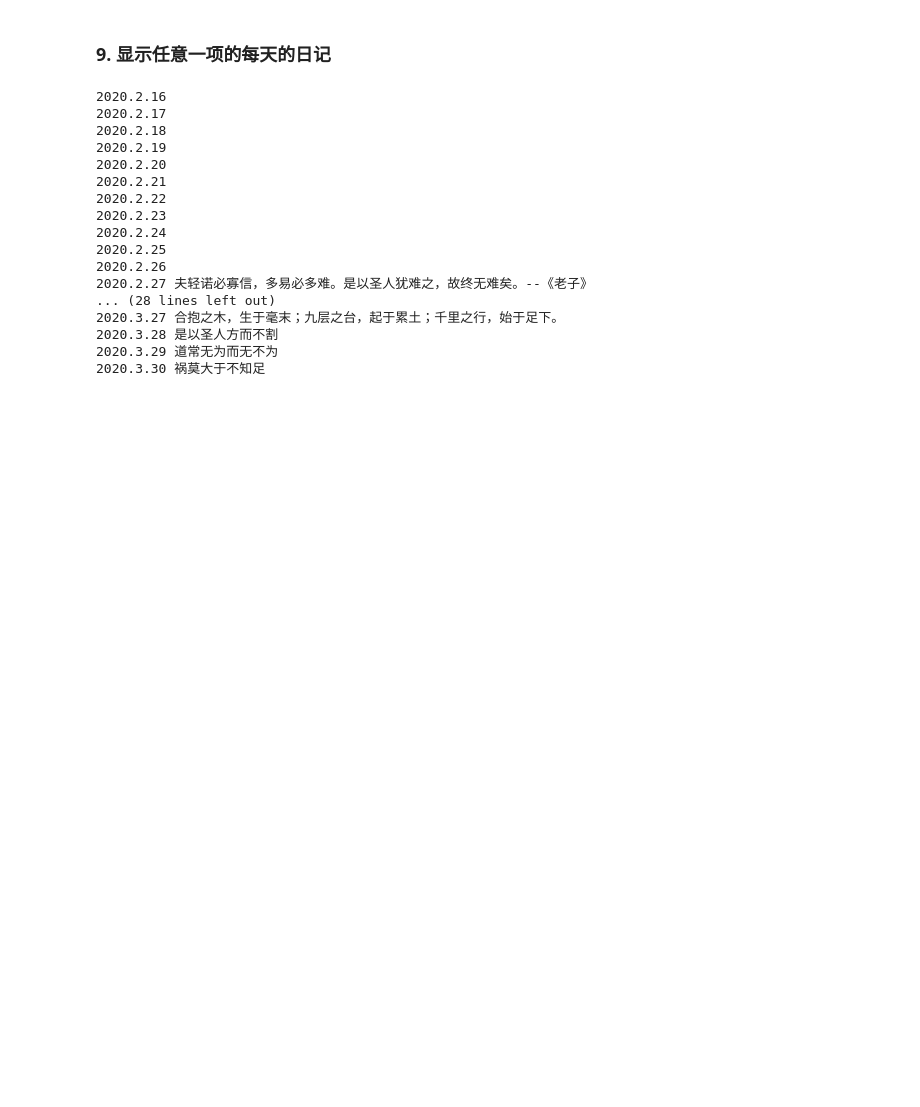
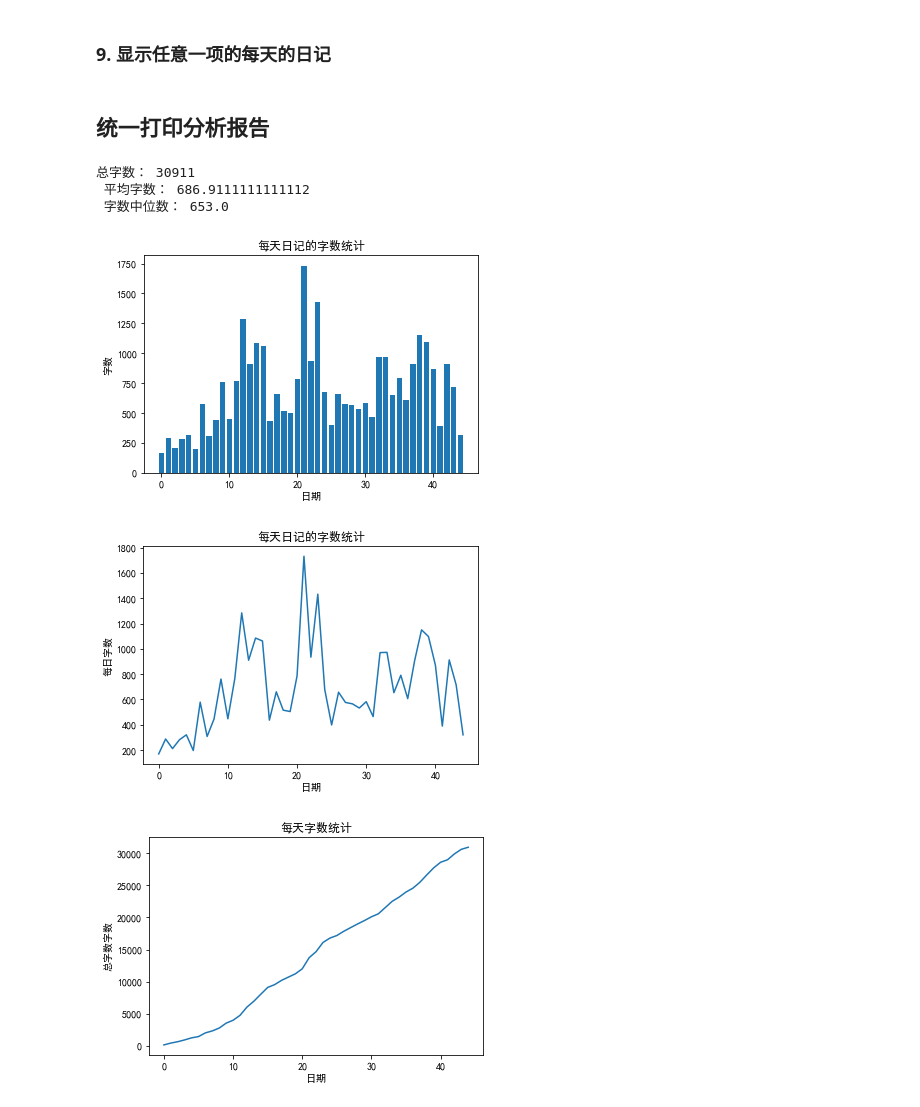
Before and after one commit to yangkailun/Diary-and-Habits, a Jupyter notebook: diary recommendation.ipynb, the cells around one changed output. Cells and saved outputs as stored; diff of their text form; code cells hidden in the pictures; blank space fills up the shorter version.

```diff
--- a/diary recommendation.ipynb
+++ b/diary recommendation.ipynb
@@ -58,10 +56,31 @@ print(everyday_item_text['2020.3.27']['警言'])
 # list(word_len.keys())
 # word_len.values
 #正常显示中文
+
 plt.rcParams["font.sans-serif"] = ["SimHei"]
 
-plt.bar(range(len(word_len.keys())), word_len.values())
-plt.xlabel("日期")
-plt.ylabel('字数')
-plt.title('每天日记的字数统计')
-plt.show()
+def plt_picture():
+    plt.bar(range(len(word_len.keys())), word_len.values())
+    plt.xlabel("日期")
+    plt.ylabel('字数')
+    plt.title('每天日记的字数统计')
+    plt.show()
+
+    plt.plot(range(len(word_len.keys())), word_len.values())
+    plt.xlabel("日期")
+    plt.ylabel('每日字数')
+    plt.title('每天日记的字数统计')
+    plt.show()
+
+    # 每天字数增加进度折线 思路来源: >得到APP，每天听本书，《暗时间》，提到进度条
+    everyday_word_len = word_len.values()
+    increase_word_len = []
+    sum_len = 0
+    for each in everyday_word_len:
+        sum_len += each
+        increase_word_len.append(sum_len)
+    plt.plot(range(len(increase_word_len)), increase_word_len)
+    plt.xlabel("日期")
+    plt.ylabel('总字数字数')
+    plt.title('每天字数统计')
+    plt.show()
@@ -96,6 +87,7 @@ plt.show()
 # %%
-words = list(word_len.values())
-word_sum = np.sum(words)
-word_mean = np.mean(words)
-word_median = np.median(words)
-print('总字数：',word_sum,'\n','平均字数：',word_mean,'\n','字数中位数：',word_median)
+def print_statistics():
+    words = list(word_len.values())
+    word_sum = np.sum(words)
+    word_mean = np.mean(words)
+    word_median = np.median(words)
+    print('总字数：',word_sum,'\n','平均字数：',word_mean,'\n','字数中位数：',word_median)
@@ -273,22 +278,16 @@ print(diary_item('2020.2.16','警言'))
 def item_everyday(days, item):
     for everyday in days:
         print(everyday,diary_item(everyday, item))
-item_everyday(days, '警言')
+# item_everyday(days, '警言')
-# %% [output]
-2020.2.16
-2020.2.17
-2020.2.18
-2020.2.19
-2020.2.20
-2020.2.21
-2020.2.22
-2020.2.23
-2020.2.24
-2020.2.25
-2020.2.26
-2020.2.27 夫轻诺必寡信，多易必多难。是以圣人犹难之，故终无难矣。--《老子》
-... (28 lines left out)
-2020.3.27 合抱之木，生于毫末；九层之台，起于累土；千里之行，始于足下。
-2020.3.28 是以圣人方而不割
-2020.3.29 道常无为而无不为
-2020.3.30 祸莫大于不知足
+# %% [markdown]
+## 统一打印分析报告
+# %%
+print_statistics()
+plt_picture()
+# %% [output]
+总字数： 30911
+ 平均字数： 686.9111111111112
+ 字数中位数： 653.0
+[figure, added]
+[figure, added]
+[figure, added]
```
Also changed, not shown: parts of 9 cells of this notebook.
